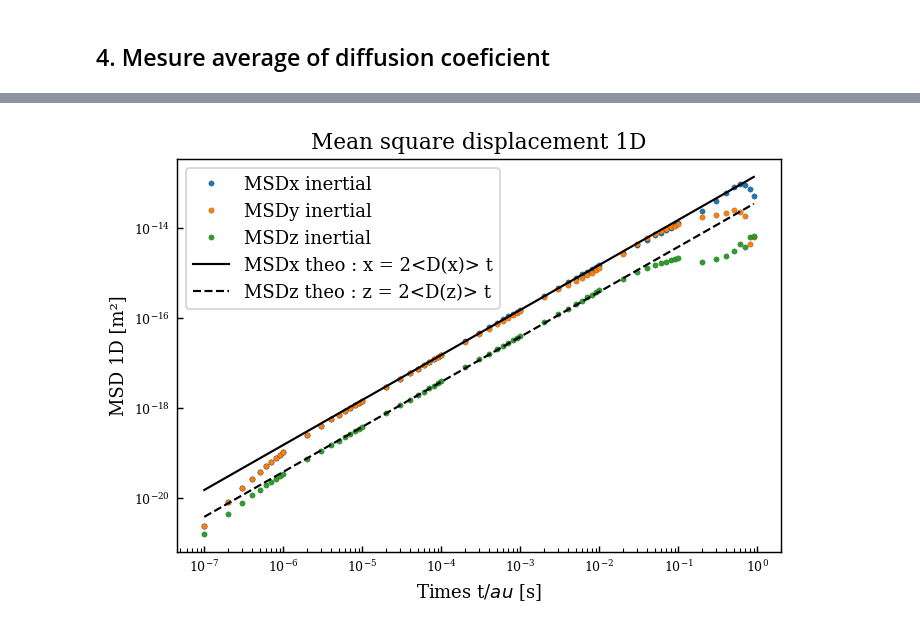
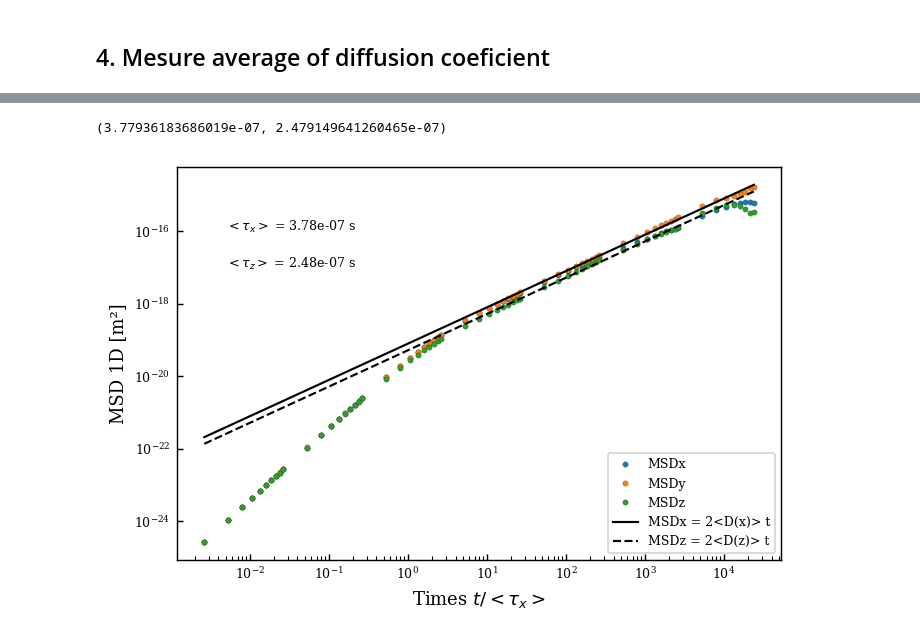
Before and after one commit to ElodieMillan/Brownian-particle-near-wall, a Jupyter notebook: OptimizedCython/ResultsRigidWall_Inertial_CYTHON.ipynb, the cells around one changed output, grey strips where cells are left out. Drawn from its saved outputs; the diff is of its cells as text; code cells hidden in the pictures.

```diff
--- a/OptimizedCython/ResultsRigidWall_Inertial_CYTHON.ipynb
+++ b/OptimizedCython/ResultsRigidWall_Inertial_CYTHON.ipynb
@@ -116,5 +119,9 @@ if axis == "z":
     if xi <= 0:
     xi = -xi
 # %%
-langevin3D = RigidWallInertialLangevin3D(dt=1e-7, Nt=10000000, R=1.5e-6, rho=1050, x0=(0., 0., 150e-9))
+tps1 = time.time()
+langevin3D = RigidWallInertialLangevin3D(dt=1e-6, Nt=1000000, R=1.5e-6, rho=1050, x0=(0., 0., 1.5e-6))
 langevin3D.trajectory()
+tps2 = time.time()
+
+time_calcul = tps2 - tps1
@@ -248,48 +245,64 @@ Do = langevin3D.kb * langevin3D.T / langevin3D.gamma
+# %%
+Do = langevin3D.kb * langevin3D.T / langevin3D.gamma
+mean_gamma_xy = 1/(mean_Dx_theo/(langevin3D.kb*langevin3D.T))
+mean_gamma_z = 1/(mean_D_theo/(langevin3D.kb*langevin3D.T))
+
+mean_tau_x = langevin3D.m/mean_gamma_xy
+mean_tau_z = langevin3D.m/mean_gamma_z
+
+mean_tau_x, mean_tau_z
+# %% [output]
+(3.77936183686019e-07, 2.479149641260465e-07)
 # %%
 fig1 = plt.figure()
+
 plt.loglog(
-    langevin3D.t[langevin3D.list_dt_MSD],
+    langevin3D.t[langevin3D.list_dt_MSD]/mean_tau_x,
     MSDx,
     ".",
-    label="MSDx inertial",
+    label="MSDx",
 )
 plt.loglog(
-    langevin3D.t[langevin3D.list_dt_MSD] ,
+    langevin3D.t[langevin3D.list_dt_MSD]/mean_tau_x,
     MSDy,
     ".",
-    label="MSDy inertial",
+    label="MSDy",
 )
 plt.loglog(
-    langevin3D.t[langevin3D.list_dt_MSD] ,
+    langevin3D.t[langevin3D.list_dt_MSD]/mean_tau_x ,
     MSDz,
     ".",
-    label="MSDz inertial",
+    label="MSDz",
 )
 plt.plot(
-    langevin3D.t[langevin3D.list_dt_MSD] ,
+    langevin3D.t[langevin3D.list_dt_MSD]/mean_tau_x ,
     2*mean_Dx_theo
     * langevin3D.t[langevin3D.list_dt_MSD],
     "-",
     color="black",
     linewidth=1.2,
-    label="MSDx theo : x = 2<D(x)> t",
+    label="MSDx = 2<D(x)> t",
 )
 plt.plot(
-    langevin3D.t[langevin3D.list_dt_MSD] ,
+    langevin3D.t[langevin3D.list_dt_MSD]/mean_tau_x ,
     2*mean_D_theo
     * langevin3D.t[langevin3D.list_dt_MSD],
     "--",
     color="black",
     linewidth=1.2,
-    label="MSDz theo : z = 2<D(z)> t",
+    label="MSDz = 2<D(z)> t",
 )
-plt.xlabel("Times t/$ \tau $ [s]")
+
+plt.text(5e-3, 1e-16, "$<\\tau_x>$ = {:.2e} s".format(mean_tau_x), fontsize=7)
+plt.text(5e-3, 1e-17, "$<\\tau_z>$ = {:.2e} s".format(mean_tau_z), fontsize=7)
+plt.xlabel("Times $t/ <\\tau_{x}> $")
 plt.ylabel("MSD 1D [m²]")
-plt.title("Mean square displacement 1D")
-plt.legend()
+# plt.axis([1e-3, 1e3, None, None])
+
+plt.legend(loc='lower right', fontsize="x-small")
 plt.show()
 # %% [output]
-[figure, old version]
+[figure, new version]
 # %%
 mean_Dx_theo/(langevin3D.kb * langevin3D.T / langevin3D.gamma)
 # %% [output]
```
Also changed, not shown: parts of 17 cells of this notebook, 13 other files.
